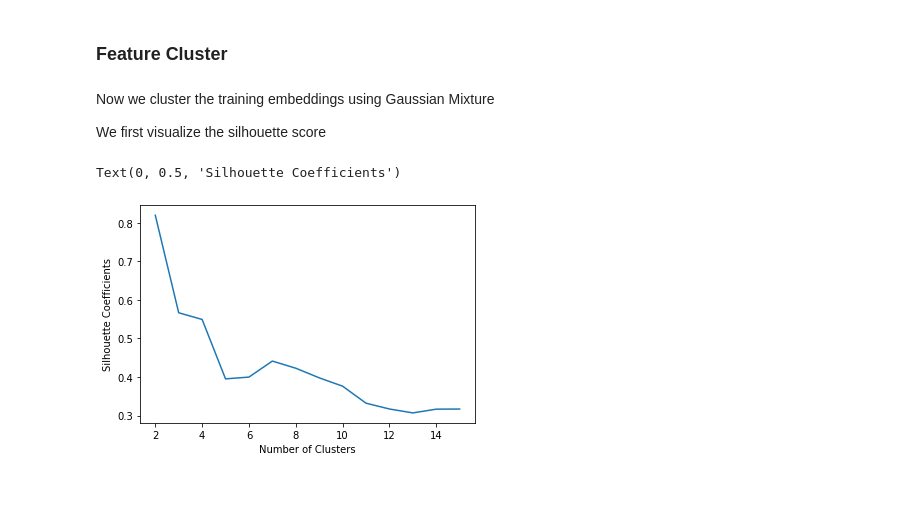
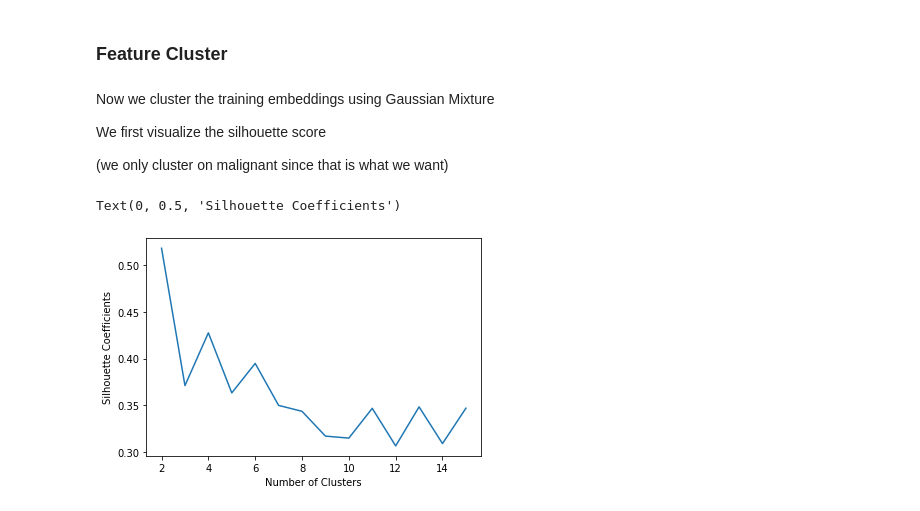
Before and after one commit to mtzig/LIDC_GDRO, a Jupyter notebook: notebooks/LIDC_Georges_End_to_End.ipynb, the cells around one changed output. Saved outputs shown, nothing was run; the diff lists cells and outputs as text; code cells hidden in the pictures.

```diff
--- a/notebooks/LIDC_Georges_End_to_End.ipynb
+++ b/notebooks/LIDC_Georges_End_to_End.ipynb
@@ -152,6 +199,7 @@ malig = [df_splits[df_splits['noduleID'] == id]['malignancy'].iloc[0] for id in
 
 df_features['split'] = splits
 df_features['malignancy'] = malig
+df_features['malignancy_b'] = np.where(df_features['malignancy']>1, 1, 0)
 df_features.head()
 # %% [output]
 |  | noduleID | 1 | 2 | 3 | 4 | 5 | 6 | 7 | 8 | 9 | ... | ... |
@@ -177,8 +225,8 @@ df_features_cv_test = df_features[df_features['split'] != 0]
 # %% [markdown]
 Next we get the features in an array
 # %%
-train_features = df_features_train.drop(['noduleID', 'split', 'malignancy'], axis=1).values
-cv_test_features = df_features_cv_test.drop(['noduleID', 'split', 'malignancy'], axis=1).values
+train_features = df_features_train.drop(['noduleID', 'split', 'malignancy', 'malignancy_b'], axis=1).values
+cv_test_features = df_features_cv_test.drop(['noduleID', 'split', 'malignancy', 'malignancy_b'], axis=1).values
 # %% [markdown]
 Following the George paper, we use UMAP to dimensionaly reduce our data
 # %%
@@ -215,21 +261,25 @@ pickle.dump(reducer, open(f_reducer, 'wb'))
 Now we cluster the training embeddings using Gaussian Mixture
 
 We first visualize the silhouette score
+
+(we only cluster on malignant since that is what we want)
+# %%
+train_embeds_malig = reducer.transform(train_features[df_features_train['malignancy_b'] == 1])
 # %%
 clusters = [n for n in range(2,16)]
 silhouette_coefficients = []
 
 for cluster in clusters:
-  gmm = GaussianMixture(n_components=cluster, random_state=61).fit(train_embeds)
-  labels = gmm.predict(train_embeds)
+  gmm = GaussianMixture(n_components=cluster, random_state=61).fit(train_embeds_malig)
+  labels = gmm.predict(train_embeds_malig)
 
-  silhouette_avg = silhouette_score(train_embeds, labels)
+  silhouette_avg = silhouette_score(train_embeds_malig, labels)
   silhouette_coefficients.append(silhouette_avg)
 
 plt.plot(clusters, silhouette_coefficients)
 plt.xlabel('Number of Clusters')
 plt.ylabel('Silhouette Coefficients')
 # %% [output]
 Text(0, 0.5, 'Silhouette Coefficients')
-[figure, old version]
+[figure, new version]
 # %% [markdown]
```
Also changed, not shown: parts of 18 cells of this notebook.
